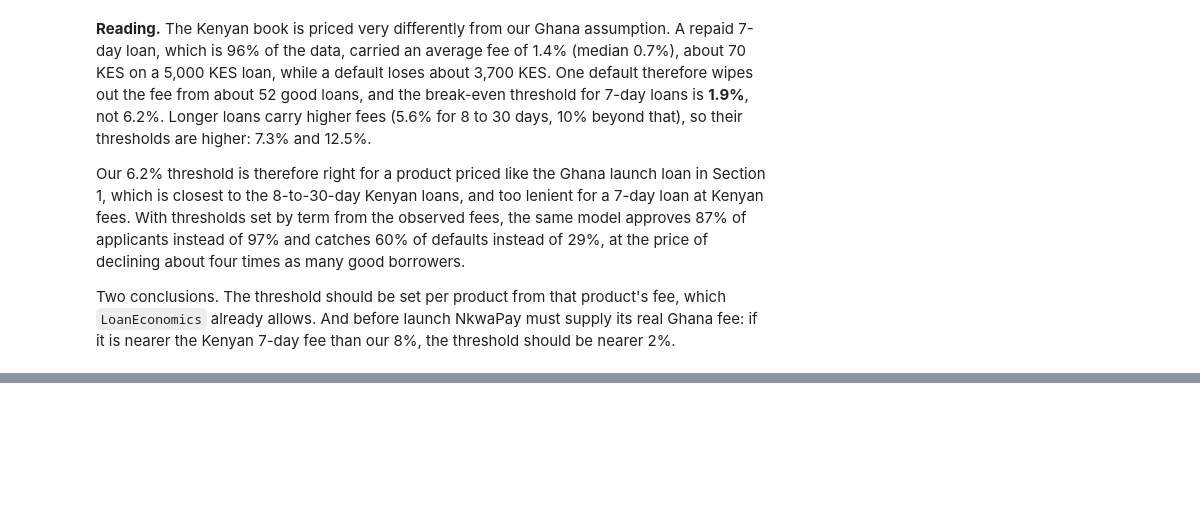
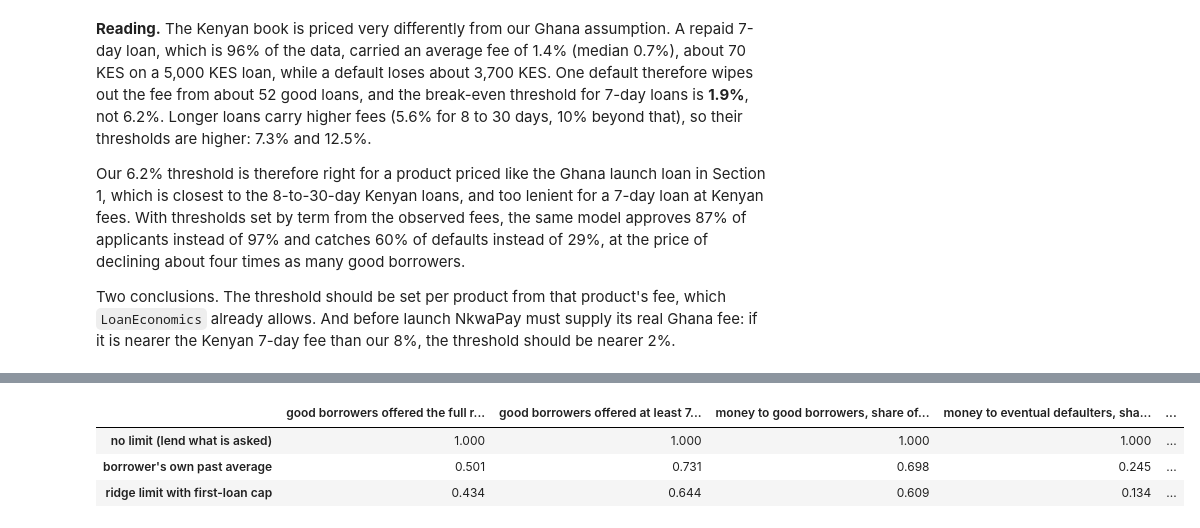
Before and after one commit to ASU-MICS-2028/mle-group-3-prosit-2, a Jupyter notebook: notebooks/13_rubric_additions.ipynb, the cells around one changed output, grey strips where cells are left out. Saved outputs shown, nothing was run; the diff lists cells and outputs as text; code cells hidden in the pictures; blank space fills up the shorter version.

```diff
--- a/notebooks/13_rubric_additions.ipynb
+++ b/notebooks/13_rubric_additions.ipynb
@@ -317,0 +323,27 @@ Two conclusions. The threshold should be set per product from that product's fee
+# %%
+reg_cols = M.inputs(M.REG_FEATURES)
+limit, first_cap, lfold = np.full(len(tr), np.nan), np.full(len(tr), np.nan), np.full(len(tr), -1)
+for i, (a, b) in enumerate(V.temporal(tr)):
+    repaid = tr.iloc[a][tr.iloc[a].target == 0]
+    limit[b] = np.expm1(M.ridge().fit(repaid[reg_cols], np.log1p(repaid.Total_Amount)).predict(tr.iloc[b][reg_cols]))
+    first_cap[b], lfold[b] = repaid[repaid.n_prev_loans == 0].Total_Amount.median(), i
+lv = tr[lfold >= 0].assign(limit=limit[lfold >= 0], first_cap=first_cap[lfold >= 0])
+lv["y"] = lv.target.astype(int)
+no_record = lv.n_prev_resolved == 0
+past_mean = np.expm1(lv.prev_amount_mean_log).fillna(lv.first_cap)
+offers = {"no limit (lend what is asked)": lv.Total_Amount,
+          "borrower's own past average": np.minimum(lv.Total_Amount, past_mean),
+          "ridge limit with first-loan cap": np.minimum(lv.Total_Amount, lv.limit).where(~no_record, np.minimum(np.minimum(lv.Total_Amount, lv.limit), lv.first_cap))}
+g, d = lv.y == 0, lv.y == 1
+lim_tab = pd.DataFrame({name: {"good borrowers offered the full request": (o[g] >= lv.Total_Amount[g] * 0.999).mean(),
+                               "good borrowers offered at least 75% of it": (o[g] >= 0.75 * lv.Total_Amount[g]).mean(),
+                               "money to good borrowers, share of what they asked": o[g].sum() / lv.Total_Amount[g].sum(),
+                               "money to eventual defaulters, share of what they asked": o[d].sum() / lv.Total_Amount[d].sum(),
+                               "share of all money lent that went to defaulters": o[d].sum() / o.sum()} for name, o in offers.items()}).T
+lim_tab.to_csv(ROOT / "reports" / "13_limit_rule.csv")
+lim_tab.round(3)
+# %% [output]
+|  | good borrowers offered the full r... | good borrowers offered at least 7... | money to good borrowers, share of... | money to eventual defaulters, sha... | ... |
+| no limit (lend what is asked) | 1.000 | 1.000 | 1.000 | 1.000 | ... |
+| borrower's own past average | 0.501 | 0.731 | 0.698 | 0.245 | ... |
+| ridge limit with first-loan cap | 0.434 | 0.644 | 0.609 | 0.134 | ... |
```
Also changed, not shown: parts of 3 cells of this notebook, 16 other files.
